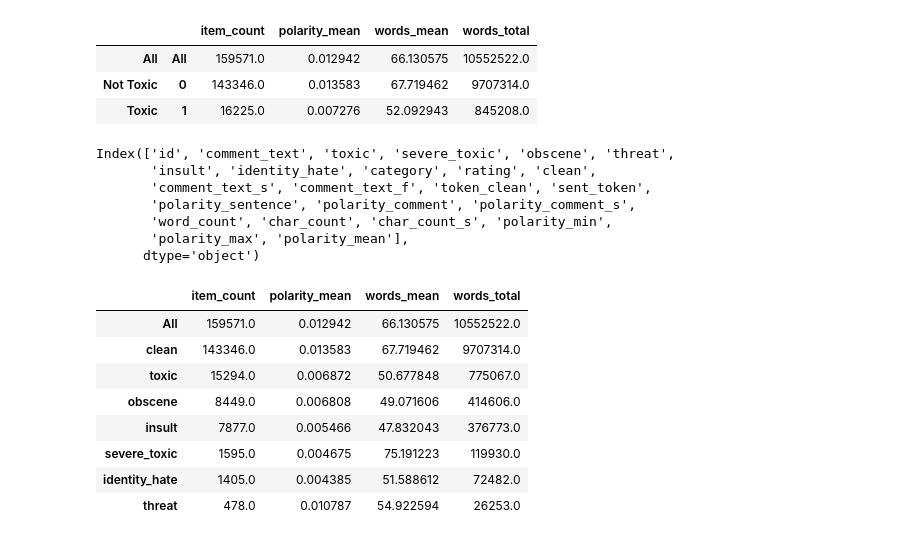
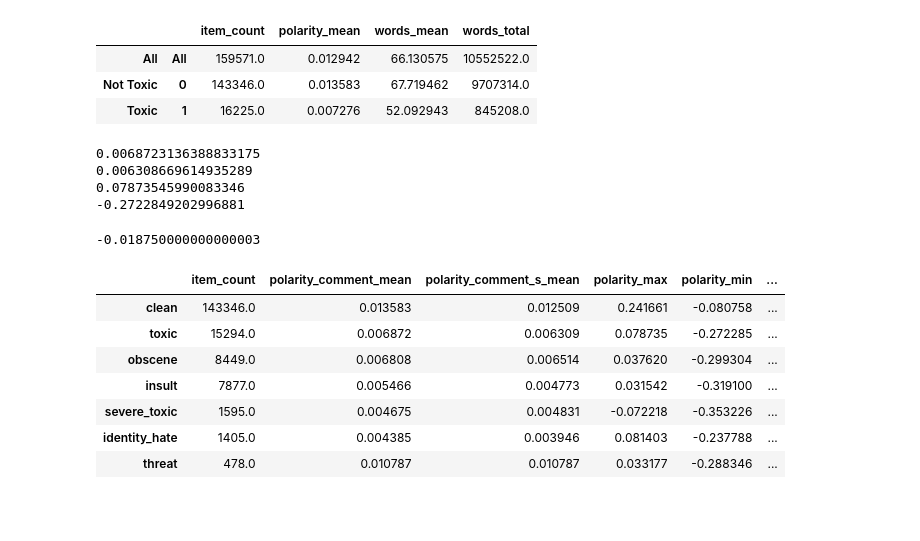
Before and after one commit to cipher813/McMahon_Metis, a Jupyter notebook: Project_4/notebooks/4_Toxic_EDA_1.ipynb, the cells around one changed output. Drawn from its saved outputs; the diff is of its cells as text; code cells hidden in the pictures; blank space fills up the shorter version.

```diff
--- a/Project_4/notebooks/4_Toxic_EDA_1.ipynb
+++ b/Project_4/notebooks/4_Toxic_EDA_1.ipynb
@@ -278,44 +219,53 @@ scd
-# %%
-df.columns
-# %% [output]
-Index(['id', 'comment_text', 'toxic', 'severe_toxic', 'obscene', 'threat',
-       'insult', 'identity_hate', 'category', 'rating', 'clean',
-       'comment_text_s', 'comment_text_f', 'token_clean', 'sent_token',
-       'polarity_sentence', 'polarity_comment', 'polarity_comment_s',
-       'word_count', 'char_count', 'char_count_s', 'polarity_min',
-       'polarity_max', 'polarity_mean'],
-      dtype='object')
+# %%
+print(df_c['polarity_comment'].mean())
+print(df_c['polarity_comment_s'].mean())
+print(df_c['polarity_max'].mean())
+print(df_c['polarity_min'].mean())
+# %% [output]
+0.0068723136388833175
+0.006308669614935289
+0.07873545990083346
+-0.2722849202996881
+# %%
+np.mean(df_c.polarity_sentence[0][-1])
+# %% [output]
+-0.018750000000000003
 # %%
 class_dict = {}
-class_list = ['toxic', 'severe_toxic', 'obscene', 'threat','insult', 'identity_hate','clean','All']
+class_list = ['toxic', 'severe_toxic', 'obscene', 'threat','insult', 'identity_hate','clean']
 for item in class_list:
-    if item == 'All':
-        df_c = df
-    elif item == 'clean':
-        df_c = df[df['rating']==0]
-    else:
-        df_c = df[df[item]==1]
-    df_c = df_c.dropna()
-    words_mean = df_c['word_count'].mean()
-    polarity_mean = df_c['polarity_comment'].mean()
-
+#     if item == 'All':
+#         df_c = df
+#     else:
+    df_c = df[df[item]==1]
+#     df_c = df_c.dropna()
     item_count = df_c['id'].count()
     words_total = df_c['word_count'].sum()
+    words_mean = df_c['word_count'].mean()
+    polarity_comment_mean = df_c['polarity_comment'].mean()
+    polarity_comment_s_mean = df_c['polarity_comment_s'].mean()
+    polarity_max = df_c['polarity_max'].mean()
+    polarity_min = df_c['polarity_min'].mean()
+    polarity_sentence_mean = np.mean(df_c.polarity_sentence[0][-1])
 
-    class_dict[item] = {"item_count":item_count,"words_mean":words_mean, "polarity_mean":polarity_mean,
+    class_dict[item] = {"item_count":item_count,"words_mean":words_mean,
+                        "polarity_comment_mean":polarity_comment_mean,
+                        "polarity_comment_s_mean":polarity_comment_s_mean,
+                        "polarity_max":polarity_max,
+                        "polarity_min":polarity_min,
+                        "polarity_sentence_mean":polarity_sentence_mean,
                         "words_total":words_total}
 
 scd = pd.DataFrame(class_dict).T
 scd = pd.DataFrame(scd)
 scd = scd.sort_values(['item_count'],ascending=[False])
 scd
 # %% [output]
-|  | item_count | polarity_mean | words_mean | words_total |
-| All | 159571.0 | 0.012942 | 66.130575 | 10552522.0 |
-| clean | 143346.0 | 0.013583 | 67.719462 | 9707314.0 |
-| toxic | 15294.0 | 0.006872 | 50.677848 | 775067.0 |
-| obscene | 8449.0 | 0.006808 | 49.071606 | 414606.0 |
-| insult | 7877.0 | 0.005466 | 47.832043 | 376773.0 |
-| severe_toxic | 1595.0 | 0.004675 | 75.191223 | 119930.0 |
-| identity_hate | 1405.0 | 0.004385 | 51.588612 | 72482.0 |
-| threat | 478.0 | 0.010787 | 54.922594 | 26253.0 |
+|  | item_count | polarity_comment_mean | polarity_comment_s_mean | polarity_max | polarity_min | ... |
+| clean | 143346.0 | 0.013583 | 0.012509 | 0.241661 | -0.080758 | ... |
+| toxic | 15294.0 | 0.006872 | 0.006309 | 0.078735 | -0.272285 | ... |
+| obscene | 8449.0 | 0.006808 | 0.006514 | 0.037620 | -0.299304 | ... |
+| insult | 7877.0 | 0.005466 | 0.004773 | 0.031542 | -0.319100 | ... |
+| severe_toxic | 1595.0 | 0.004675 | 0.004831 | -0.072218 | -0.353226 | ... |
+| identity_hate | 1405.0 | 0.004385 | 0.003946 | 0.081403 | -0.237788 | ... |
+| threat | 478.0 | 0.010787 | 0.010787 | 0.033177 | -0.288346 | ... |
```
Also changed, not shown: parts of 36 cells of this notebook, 10 other files.
